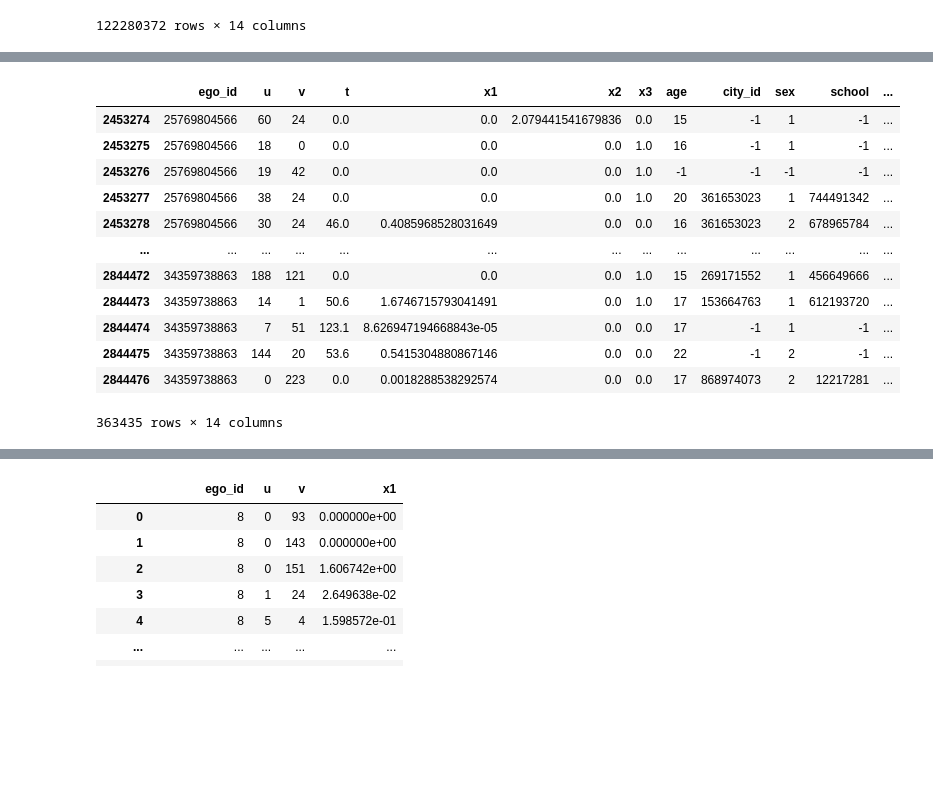
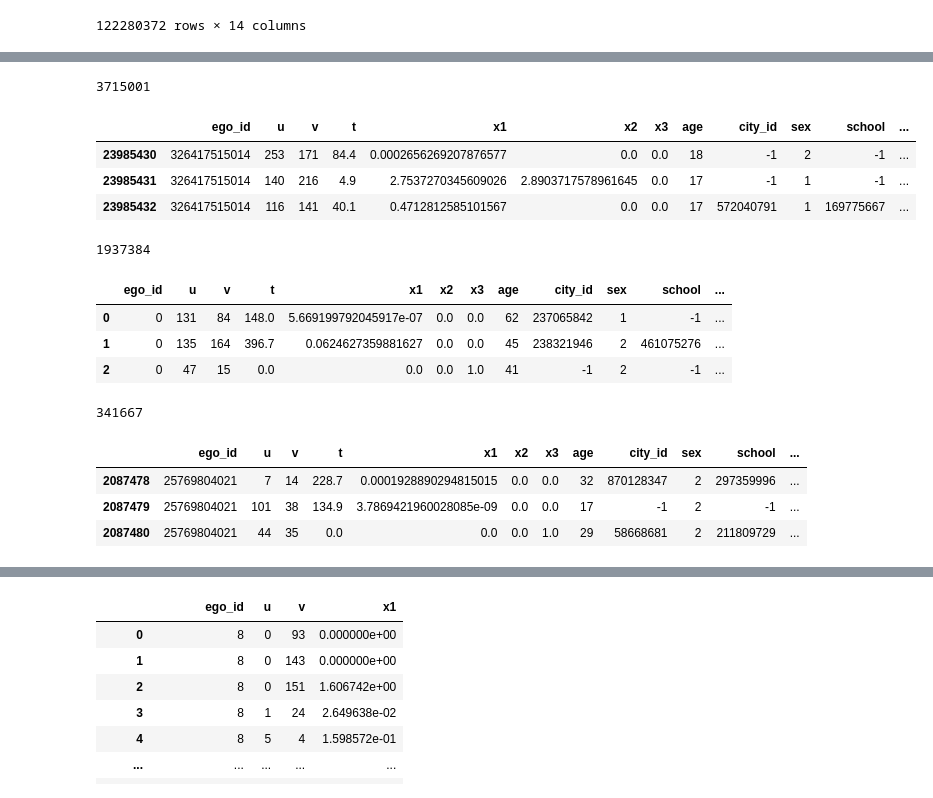
Before and after one commit to ekertn7/hacks-ai-vk-case-2023, a Jupyter notebook: preprocessing.ipynb, the cells around one changed output, grey strips where cells are left out. Cells and saved outputs as stored; diff of their text form; code cells hidden in the pictures; blank space fills up the shorter version.

```diff
--- a/preprocessing.ipynb
+++ b/preprocessing.ipynb
@@ -172,22 +160,16 @@ test
 # %%
-val = df[df['ego_id'].isin(list(df['ego_id'].unique())[1200:1400])]
+val = df[df['ego_id'].isin(list(df['ego_id'].unique())[12000:14000])]
 val = val.dropna(
     subset=['x2', 'x3', 'age', 'city_id', 'sex', 'school', 'university'],
     axis=0,
     how='any'
 )
-val
+# val.to_pickle('data/saved_val.pkl')
+print(len(val))
+val.head(3)
 # %% [output]
+3715001
 |  | ego_id | u | v | t | x1 | x2 | x3 | age | city_id | sex | school | ... |
-| 2453274 | 25769804566 | 60 | 24 | 0.0 | 0.0 | 2.079441541679836 | 0.0 | 15 | -1 | 1 | -1 | ... |
-| 2453275 | 25769804566 | 18 | 0 | 0.0 | 0.0 | 0.0 | 1.0 | 16 | -1 | 1 | -1 | ... |
-| 2453276 | 25769804566 | 19 | 42 | 0.0 | 0.0 | 0.0 | 1.0 | -1 | -1 | -1 | -1 | ... |
-| 2453277 | 25769804566 | 38 | 24 | 0.0 | 0.0 | 0.0 | 1.0 | 20 | 361653023 | 1 | 744491342 | ... |
-| 2453278 | 25769804566 | 30 | 24 | 46.0 | 0.4085968528031649 | 0.0 | 0.0 | 16 | 361653023 | 2 | 678965784 | ... |
-| ... | ... | ... | ... | ... | ... | ... | ... | ... | ... | ... | ... | ... |
-| 2844472 | 34359738863 | 188 | 121 | 0.0 | 0.0 | 0.0 | 1.0 | 15 | 269171552 | 1 | 456649666 | ... |
-| 2844473 | 34359738863 | 14 | 1 | 50.6 | 1.6746715793041491 | 0.0 | 1.0 | 17 | 153664763 | 1 | 612193720 | ... |
-| 2844474 | 34359738863 | 7 | 51 | 123.1 | 8.626947194668843e-05 | 0.0 | 0.0 | 17 | -1 | 1 | -1 | ... |
-| 2844475 | 34359738863 | 144 | 20 | 53.6 | 0.5415304880867146 | 0.0 | 0.0 | 22 | -1 | 2 | -1 | ... |
-| 2844476 | 34359738863 | 0 | 223 | 0.0 | 0.0018288538292574 | 0.0 | 0.0 | 17 | 868974073 | 2 | 12217281 | ... |
+| 23985430 | 326417515014 | 253 | 171 | 84.4 | 0.0002656269207876577 | 0.0 | 0.0 | 18 | -1 | 2 | -1 | ... |
+| 23985431 | 326417515014 | 140 | 216 | 4.9 | 2.7537270345609026 | 2.8903717578961645 | 0.0 | 17 | -1 | 1 | -1 | ... |
+| 23985432 | 326417515014 | 116 | 141 | 40.1 | 0.4712812585101567 | 0.0 | 0.0 | 17 | 572040791 | 1 | 169775667 | ... |
-363435 rows × 14 columns
@@ -193,0 +178,22 @@ val
+# %%
+trainn = pd.read_pickle('data/saved_train.pkl')
+train = trainn[trainn['ego_id'].isin(list(trainn['ego_id'].unique())[:1000])]
+print(len(train))
+train.head(3)
+# %% [output]
+1937384
+|  | ego_id | u | v | t | x1 | x2 | x3 | age | city_id | sex | school | ... |
+| 0 | 0 | 131 | 84 | 148.0 | 5.669199792045917e-07 | 0.0 | 0.0 | 62 | 237065842 | 1 | -1 | ... |
+| 1 | 0 | 135 | 164 | 396.7 | 0.0624627359881627 | 0.0 | 0.0 | 45 | 238321946 | 2 | 461075276 | ... |
+| 2 | 0 | 47 | 15 | 0.0 | 0.0 | 0.0 | 1.0 | 41 | -1 | 2 | -1 | ... |
+# %%
+# test = pd.read_pickle('data/saved_test.pkl')
+test = trainn[trainn['ego_id'].isin(list(trainn['ego_id'].unique())[1000:1200])]
+print(len(test))
+test.head(3)
+# %% [output]
+341667
+|  | ego_id | u | v | t | x1 | x2 | x3 | age | city_id | sex | school | ... |
+| 2087478 | 25769804021 | 7 | 14 | 228.7 | 0.0001928890294815015 | 0.0 | 0.0 | 32 | 870128347 | 2 | 297359996 | ... |
+| 2087479 | 25769804021 | 101 | 38 | 134.9 | 3.7869421960028085e-09 | 0.0 | 0.0 | 17 | -1 | 2 | -1 | ... |
+| 2087480 | 25769804021 | 44 | 35 | 0.0 | 0.0 | 0.0 | 1.0 | 29 | 58668681 | 2 | 211809729 | ... |
```
Also changed, not shown: parts of 19 cells of this notebook.
